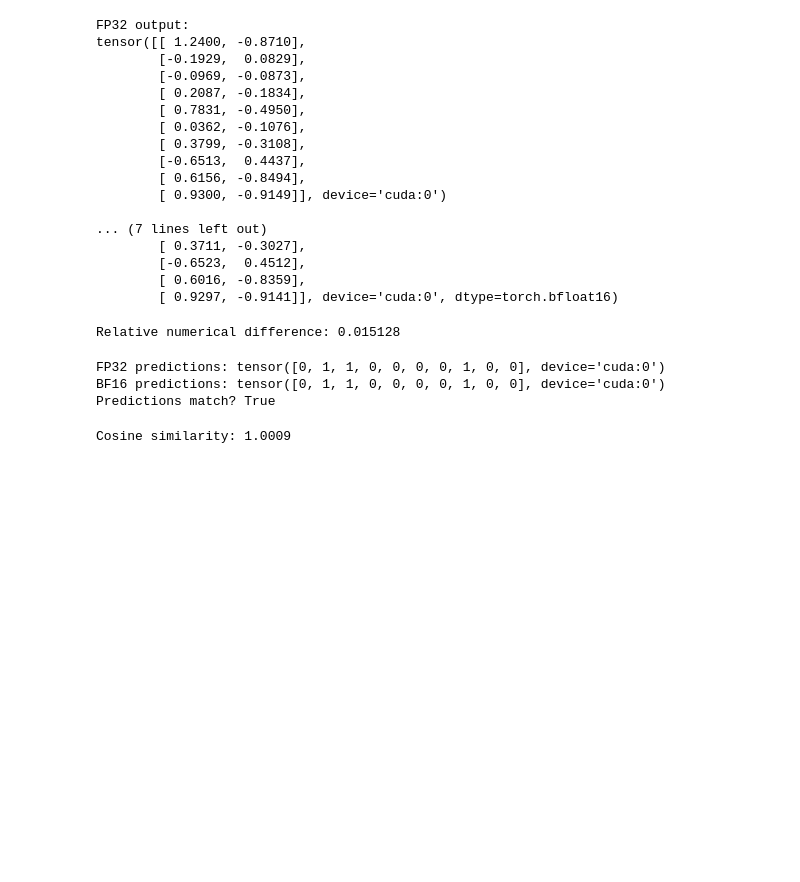
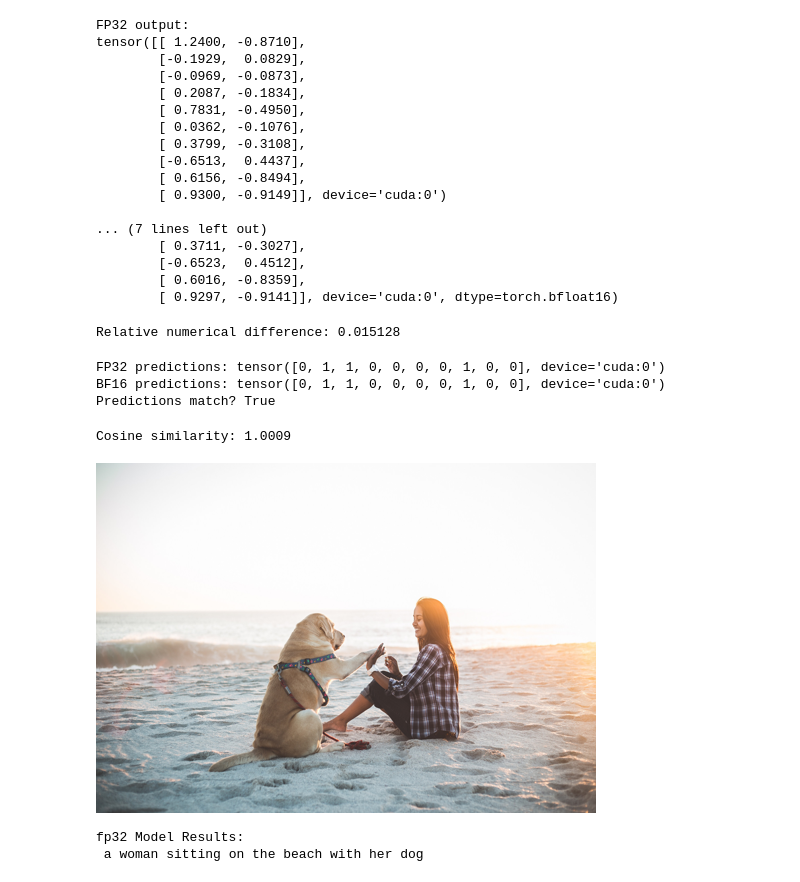
Before and after one commit to buibaogianguyen/datatype-casting-in-models, a Jupyter notebook: large_model_quantization.ipynb, the cells around one changed output. Saved outputs shown, nothing was run; the diff lists cells and outputs as text; code cells hidden in the pictures; blank space fills up the shorter version.

Commit message:
image perception performance testing

```diff
--- a/large_model_quantization.ipynb
+++ b/large_model_quantization.ipynb
@@ -118,0 +130,29 @@ Cosine similarity: 1.0009
+# %%
+from IPython.display import display
+
+img_url = 'https://storage.googleapis.com/\
+sfr-vision-language-research/BLIP/demo.jpg'
+# %%
+from PIL import Image
+import requests
+
+def load_image(img_url):
+    image = Image.open(requests.get(
+        img_url, stream=True).raw).convert('RGB')
+
+    return image
+# %%
+image = load_image(img_url)
+display(image.resize((500, 350)))
+# %% [output]
+[figure, added]
+# %%
+results_fp32 = get_generation(model,
+                              processor,
+                              image,
+                              torch.float32)
+
+print("fp32 Model Results:\n", results_fp32)
+# %% [output]
+fp32 Model Results:
+ a woman sitting on the beach with her dog
```
Also changed, not shown: parts of 5 cells of this notebook.
